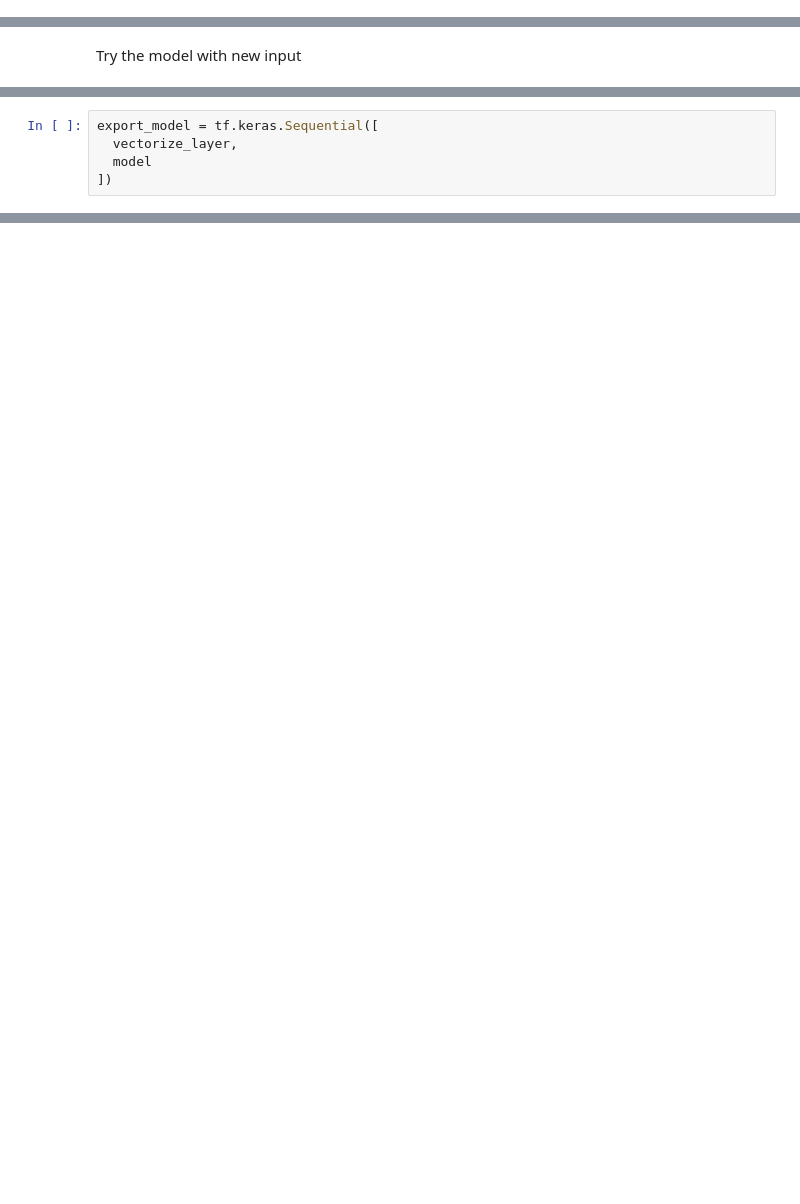
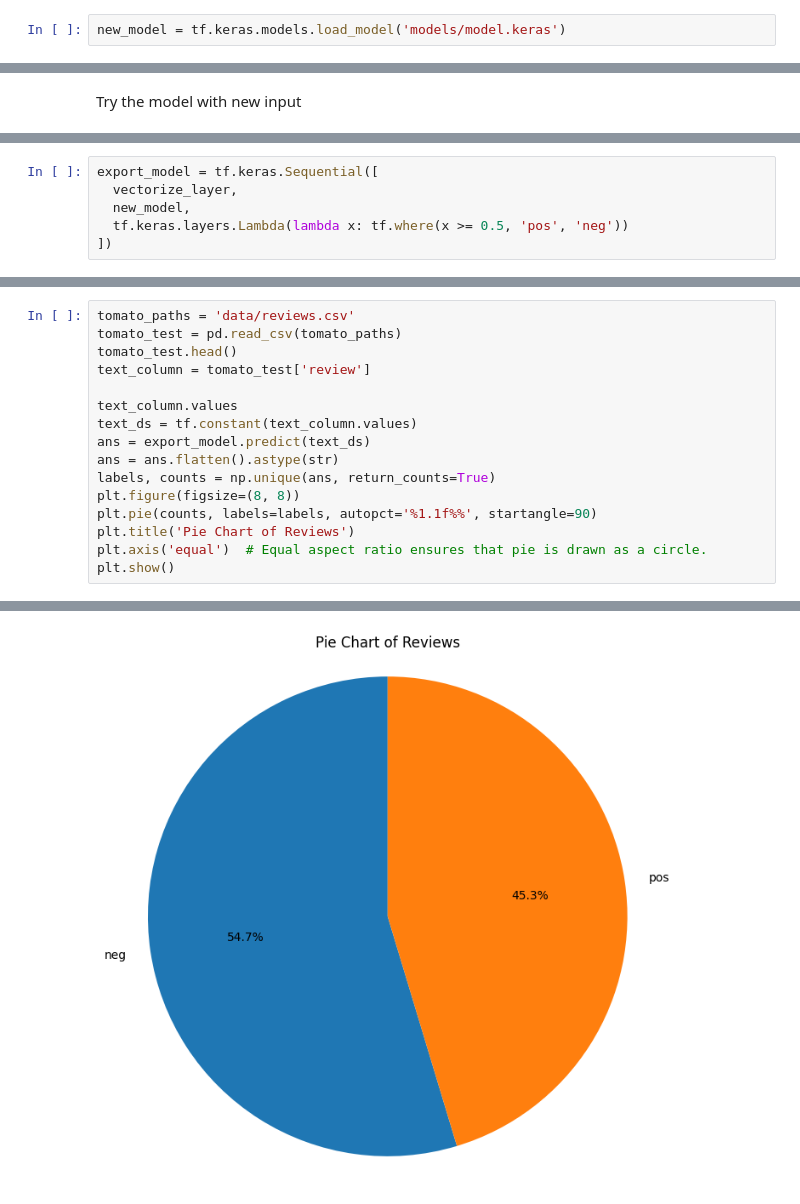
Before and after one commit to JoseMenta/sentiment_analysis, a Jupyter notebook: sample.ipynb, the cells around one changed output, grey strips where cells are left out. Saved outputs shown, nothing was run; the diff lists cells and outputs as text; blank space fills up the shorter version.

Commit message:
save model and add code to make graph of rotten tomatoes

```diff
--- a/sample.ipynb
+++ b/sample.ipynb
@@ -306,3 +302,5 @@ Accuracy:  0.836080014705658
+# %%
+new_model = tf.keras.models.load_model('models/model.keras')
 # %% [markdown]
 Create a graph of accuracy and loss over time
 # %%
@@ -363,7 +348,8 @@ array([[0.32468182]], dtype=float32)
 # %%
 export_model = tf.keras.Sequential([
   vectorize_layer,
-  model
+  new_model,
+  tf.keras.layers.Lambda(lambda x: tf.where(x >= 0.5, 'pos', 'neg'))
 ])
 # %%
 examples = tf.constant([
@@ -382,0 +368,17 @@ array([[0.9698342 ],
+# %%
+tomato_paths = 'data/reviews.csv'
+tomato_test = pd.read_csv(tomato_paths)
+tomato_test.head()
+text_column = tomato_test['review']
+
+text_column.values
+text_ds = tf.constant(text_column.values)
+ans = export_model.predict(text_ds)
+ans = ans.flatten().astype(str)
+labels, counts = np.unique(ans, return_counts=True)
+plt.figure(figsize=(8, 8))
+plt.pie(counts, labels=labels, autopct='%1.1f%%', startangle=90)
+plt.title('Pie Chart of Reviews')
+plt.axis('equal')  # Equal aspect ratio ensures that pie is drawn as a circle.
+plt.show()
+# %% [output]
@@ -382,0 +386 @@ array([[0.9698342 ],
+[figure, added]
```
Also changed, not shown: parts of 17 cells of this notebook, 4 other files.
